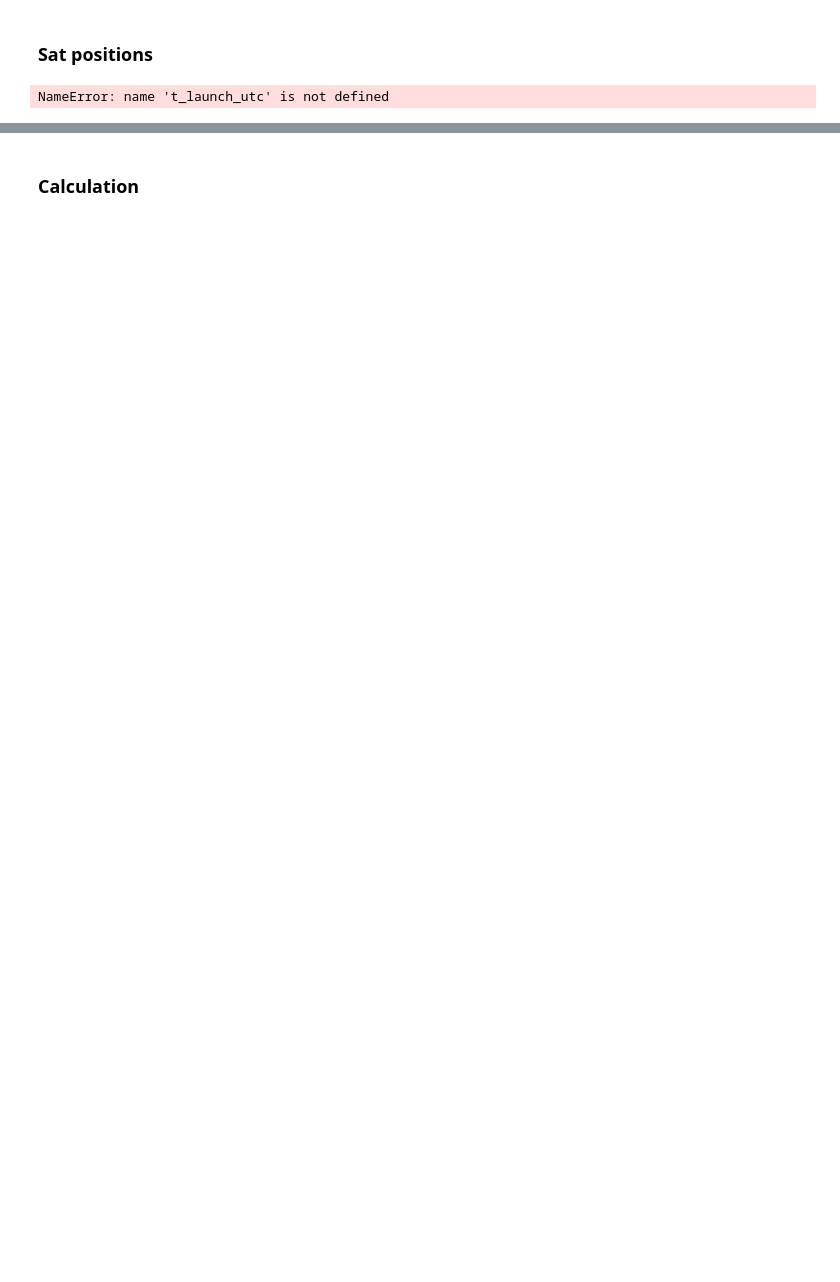
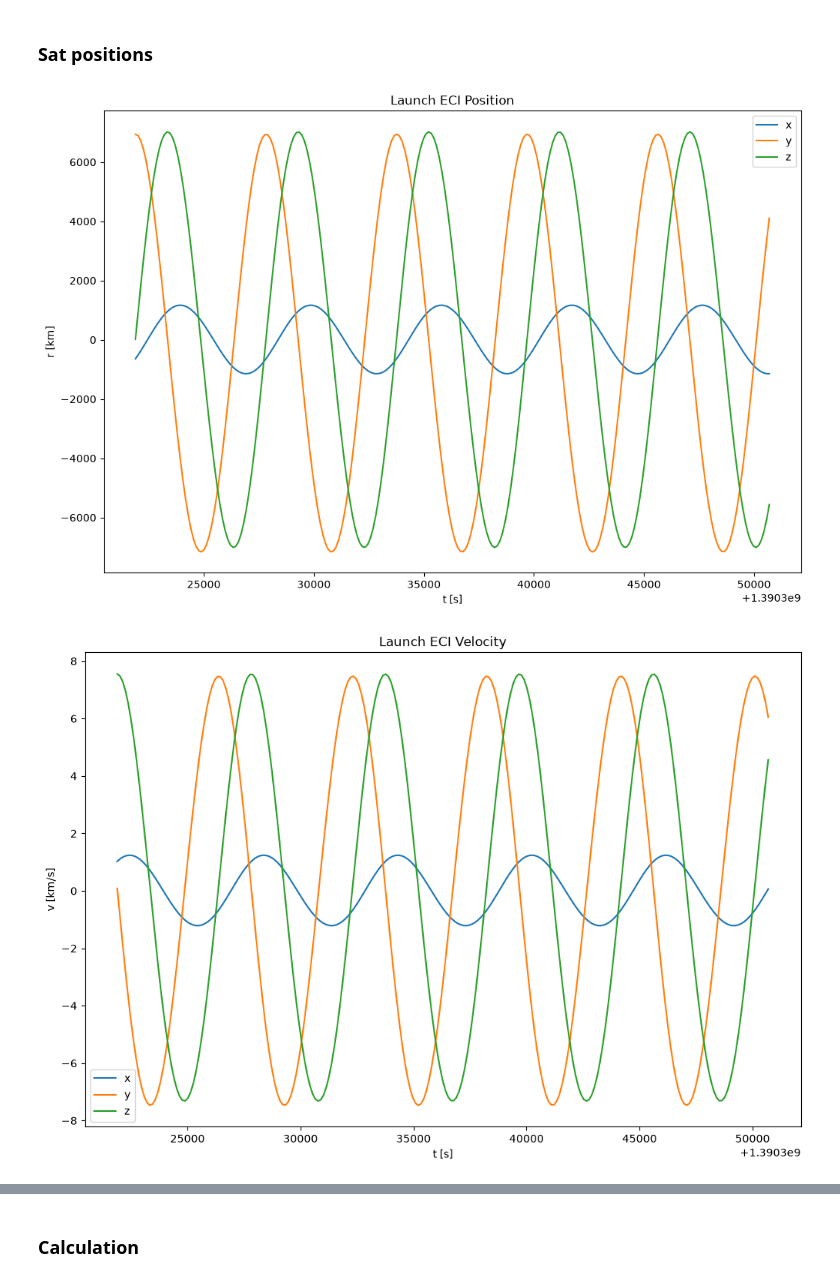
Before and after one commit to Cesium-Lab/stanford, a Jupyter notebook: aa279b/hw3_prob3.ipynb, the cells around one changed output, grey strips where cells are left out. Cells and saved outputs as stored; diff of their text form; code cells hidden in the pictures; blank space fills up the shorter version.

```diff
--- a/aa279b/hw3_prob3.ipynb
+++ b/aa279b/hw3_prob3.ipynb
@@ -403,33 +434,34 @@ plot_3d(launch_r_eci, "Launcher", title="3D Launch Site Position")
 ### Sat positions
 # %%
 ## Sat functions
-def dove3_rv_eci(t_arr) -> np.ndarray | tuple[np.ndarray, np.ndarray]:
-    M_new = (M_dove + n_dove*t_arr)
+def dove3_rv_eci(t_arr, t0 = t_start_utc) -> np.ndarray | tuple[np.ndarray, np.ndarray]:
+    M_new = (M_dove + n_dove*(t_arr - t0))
     rv = np.array([rv_from_coe(a_dove,e_dove,i_dove,raan_dove,aop_dove,M) for M in M_new])
     r = rv[:,0,:]
     v = rv[:,1,:]
     return r,v
 
-dove3_r_eci, dove3_v_eci = dove3_rv_eci(t_launch_utc)
+dove3_r_eci, dove3_v_eci = dove3_rv_eci(t_total_utc)
 
 plt.figure(figsize=(12,8))
 plt.title("Launch ECI Position")
 plt.xlabel("t [s]")
 plt.ylabel("r [km]")
-plt.plot(t_launch_utc, dove3_r_eci[:,0], label = "x")
-plt.plot(t_launch_utc, dove3_r_eci[:,1], label = "y")
-plt.plot(t_launch_utc, dove3_r_eci[:,2], label = "z")
+plt.plot(t_total_utc, dove3_r_eci[:,0], label = "x")
+plt.plot(t_total_utc, dove3_r_eci[:,1], label = "y")
+plt.plot(t_total_utc, dove3_r_eci[:,2], label = "z")
 plt.legend()
 plt.show()
 
 plt.figure(figsize=(12,8))
 plt.title("Launch ECI Velocity")
 plt.xlabel("t [s]")
 plt.ylabel("v [km/s]")
-plt.plot(t_launch_utc, dove3_v_eci[:,0], label = "x")
-plt.plot(t_launch_utc, dove3_v_eci[:,1], label = "y")
-plt.plot(t_launch_utc, dove3_v_eci[:,2], label = "z")
+plt.plot(t_total_utc, dove3_v_eci[:,0], label = "x")
+plt.plot(t_total_utc, dove3_v_eci[:,1], label = "y")
+plt.plot(t_total_utc, dove3_v_eci[:,2], label = "z")
 plt.legend()
 plt.show()
 # %% [output]
-NameError: name 't_launch_utc' is not defined
+[figure, added]
+[figure, added]
```
Also changed, not shown: parts of 20 cells of this notebook.
